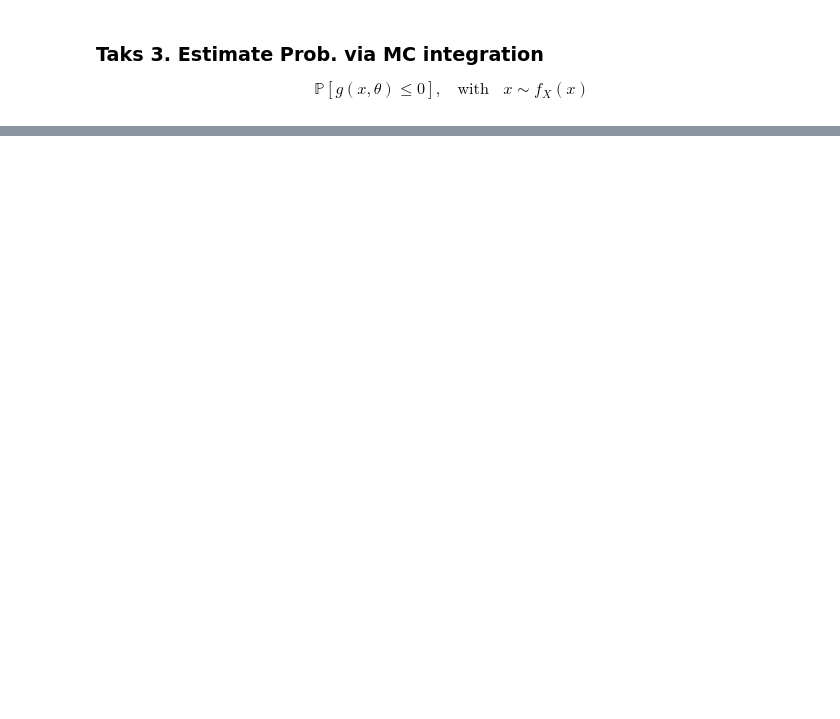
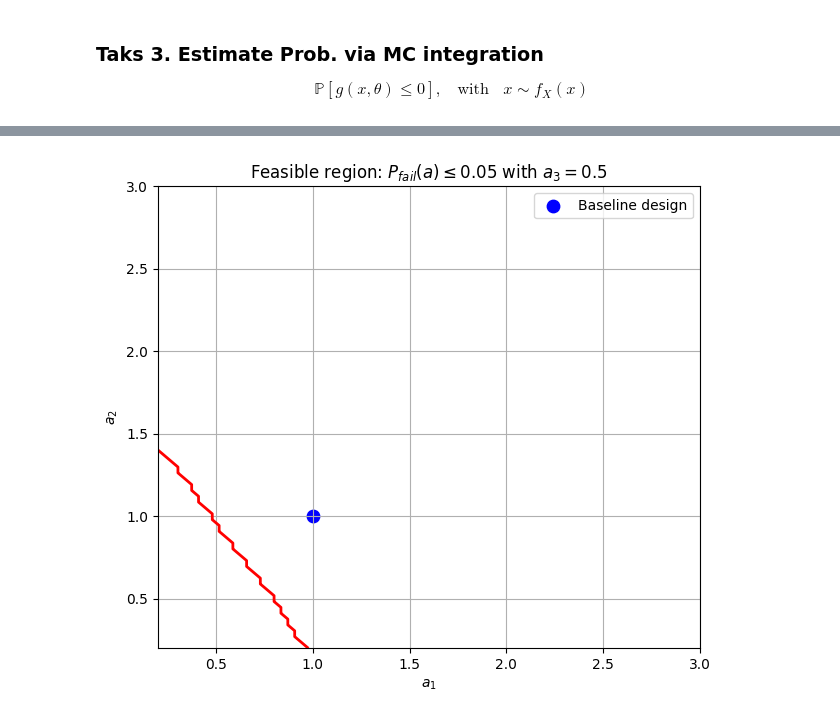
Before and after one commit to supsi-dacd-isaac/TeachDecisionMakingUncertainty, a Jupyter notebook: L05/MC_reliability_estimation_quadratic_fun.ipynb, the cells around one changed output, grey strips where cells are left out. Saved outputs shown, nothing was run; the diff lists cells and outputs as text; code cells hidden in the pictures; blank space fills up the shorter version.

```diff
--- a/L05/MC_reliability_estimation_quadratic_fun.ipynb
+++ b/L05/MC_reliability_estimation_quadratic_fun.ipynb
@@ -291,0 +329,33 @@ plt.show()
+# %%
+# Fix a3 and vary a1, a2
+a3_fixed = 0.5
+a1_vals = np.linspace(0.2, 3.0, 80)
+a2_vals = np.linspace(0.2, 3.0, 80)
+A1, A2 = np.meshgrid(a1_vals, a2_vals)
+
+P_fail_grid = np.zeros_like(A1)
+
+# Monte Carlo estimate of failure probability for each design
+for i in range(A1.shape[0]):
+    for j in range(A1.shape[1]):
+        design_ij = [A1[i, j], A2[i, j], a3_fixed]
+        g_ij = g_fun(U[:, 0], U[:, 1], design=design_ij)
+        P_fail_grid[i, j] = np.mean(g_ij> 0)
+
+
+plt.figure(figsize=(7, 6))
+
+# Feasible if P_fail <= 0.05
+alpha = 0.05
+plt.contour(A1, A2, P_fail_grid<= alpha, levels=[0.05], colors='red', linewidths=2)
+
+# Mark baseline design
+plt.scatter([1.0], [1.0], c='blue', s=80, label='Baseline design')
+plt.xlabel(r"$a_1$")
+plt.ylabel(r"$a_2$")
+plt.title(r"Feasible region: $P_{fail}(a)\leq 0.05$ with $a_3=0.5$")
+plt.legend()
+plt.grid(True)
+plt.show()
+# %% [output]
+[figure, added]
```
Also changed, not shown: parts of 18 cells of this notebook.
